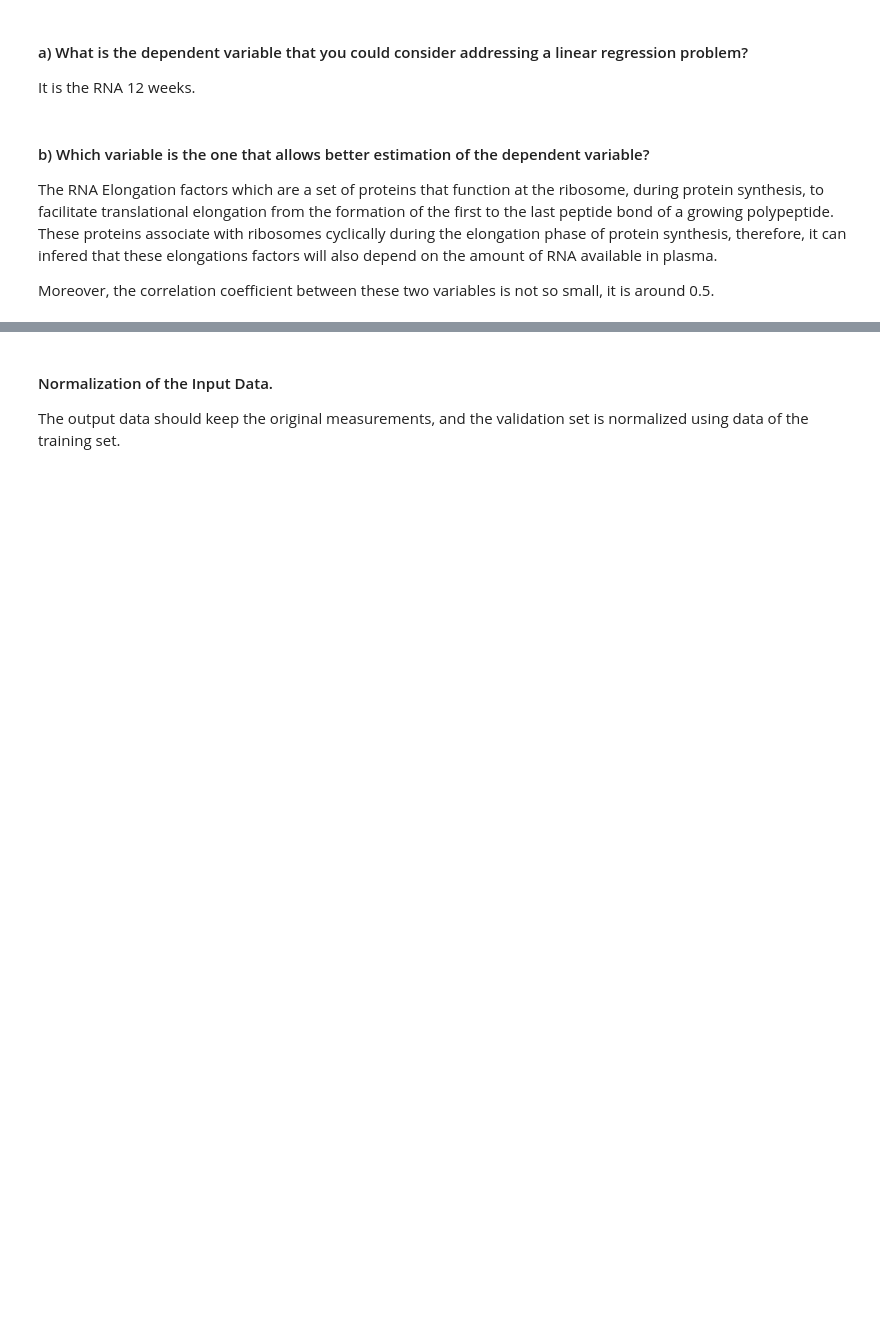
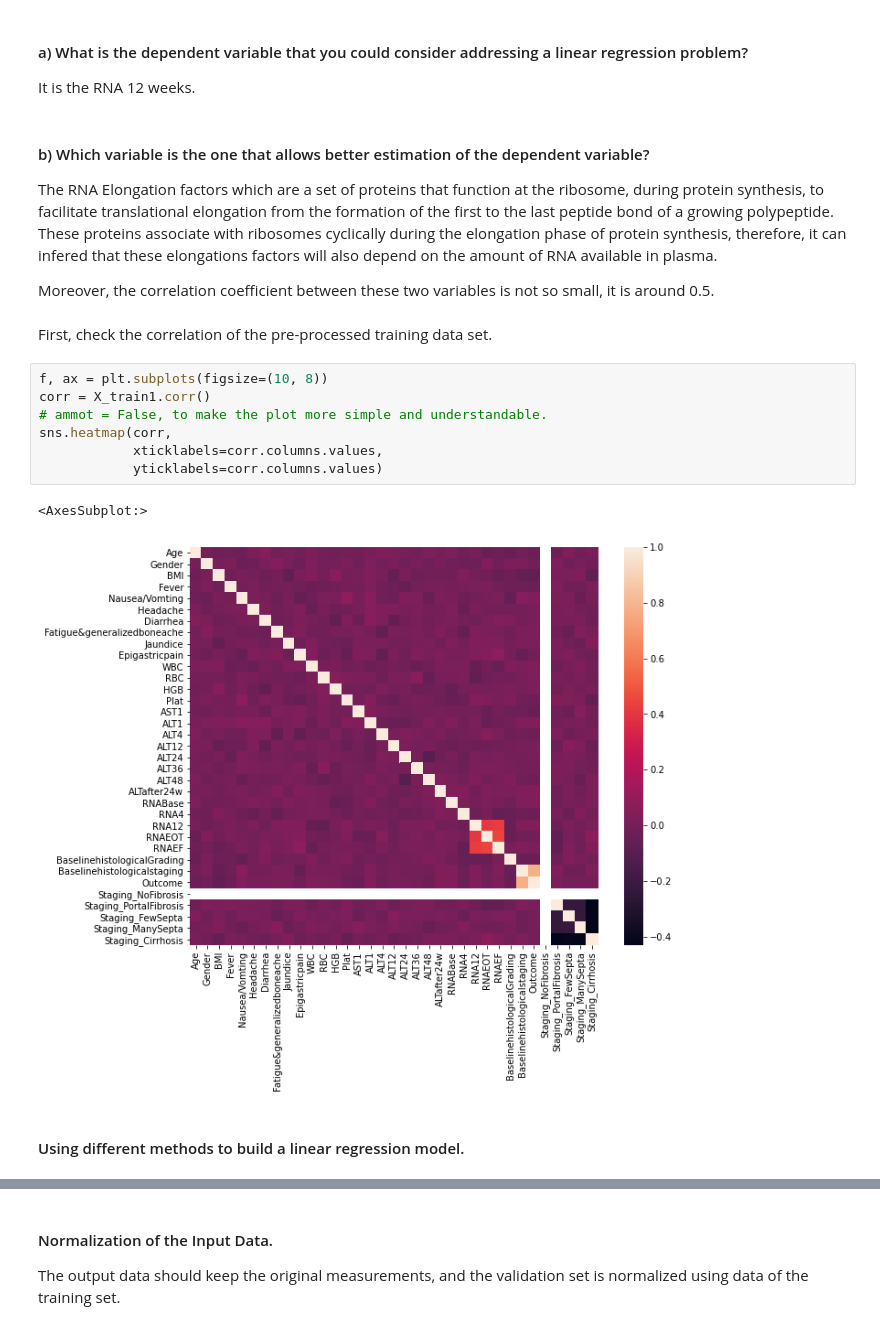
Before and after one commit to paolaparadas29/ProjectAI, a Jupyter notebook: Project_Unit1.ipynb, the cells around one changed output, grey strips where cells are left out. Drawn from its saved outputs; the diff is of its cells as text; blank space fills up the shorter version.

```diff
--- a/Project_Unit1.ipynb
+++ b/Project_Unit1.ipynb
@@ -1245,6 +1287,20 @@ It is the RNA 12 weeks.
 The RNA Elongation factors which are a set of proteins that function at the ribosome, during protein synthesis, to facilitate translational elongation from the formation of the first to the last peptide bond of a growing polypeptide. These proteins associate with ribosomes cyclically during the elongation phase of protein synthesis, therefore, it can infered that these elongations factors will also depend on the amount of RNA available in plasma.
 
 Moreover, the correlation coefficient between these two variables is not so small, it is around 0.5.
+# %% [markdown]
+First, check the correlation of the pre-processed training data set.
+# %%
+f, ax = plt.subplots(figsize=(10, 8))
+corr = X_train1.corr()
+# ammot = False, to make the plot more simple and understandable.
+sns.heatmap(corr,
+            xticklabels=corr.columns.values,
+            yticklabels=corr.columns.values)
+# %% [output]
+<AxesSubplot:>
+[figure, added]
+# %% [markdown]
+#### Using different methods to build a linear regression model.
 # %%
 from sklearn import model_selection
 from sklearn import metrics
```
Also changed, not shown: parts of 68 cells of this notebook.
